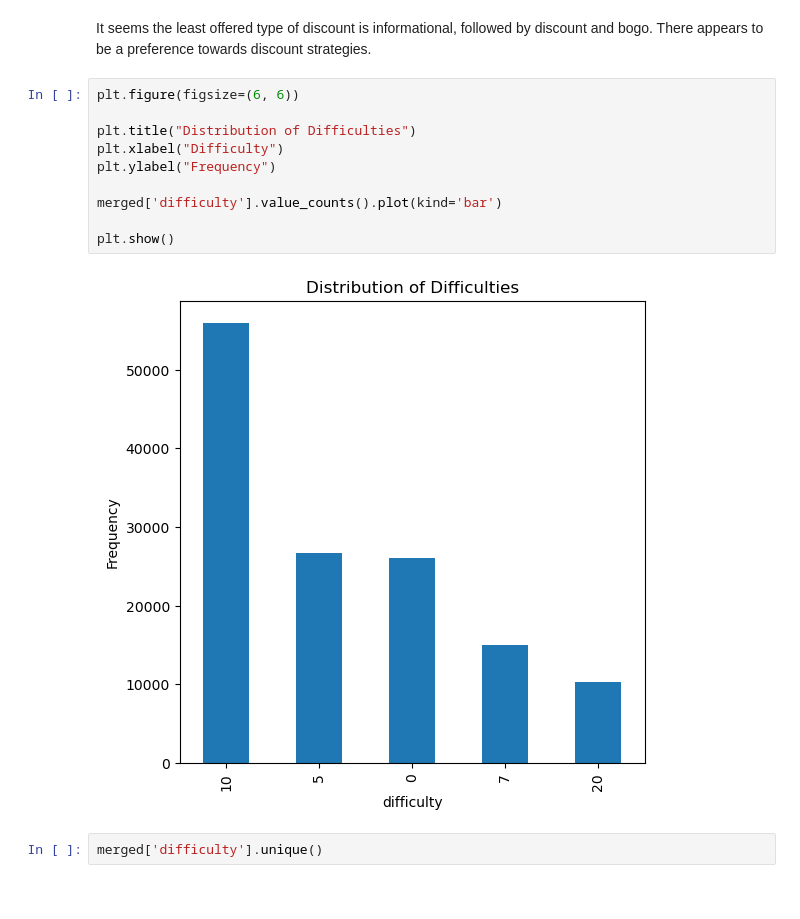
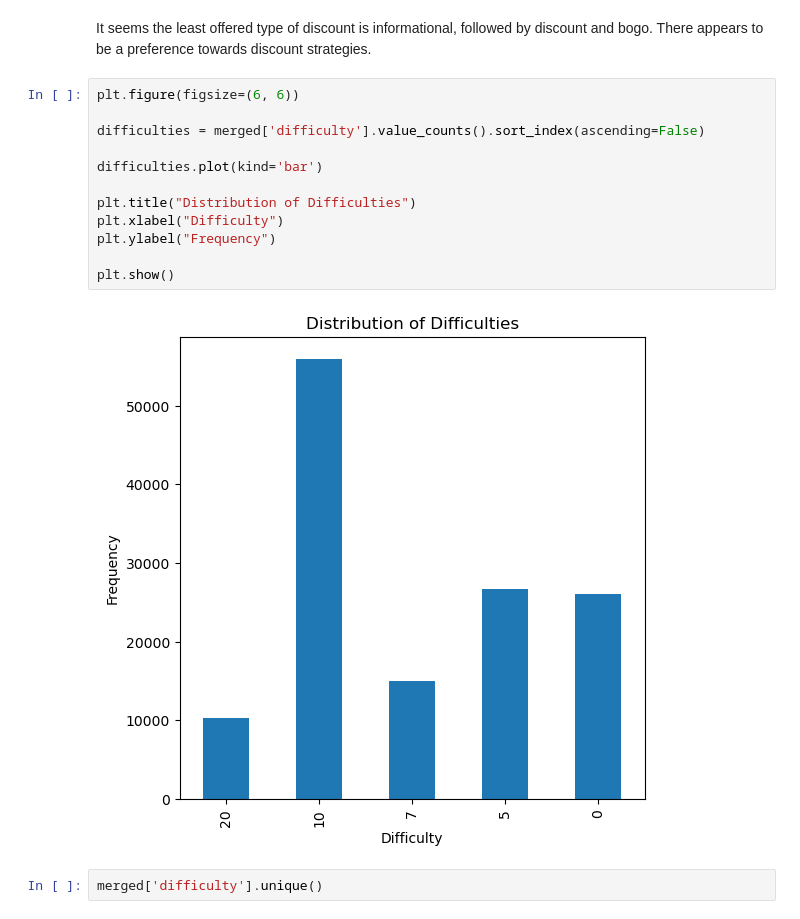
Before and after one commit to tnazikian/Udacity-Data-Scientist-Capstone, a Jupyter notebook: Starbucks_Capstone_notebook.ipynb, the cells around one changed output. Saved outputs shown, nothing was run; the diff lists cells and outputs as text.

```diff
--- a/Starbucks_Capstone_notebook.ipynb
+++ b/Starbucks_Capstone_notebook.ipynb
@@ -243,16 +243,18 @@ plt.show()
 It seems the least offered type of discount is informational, followed by discount and bogo. There appears to be a preference towards discount strategies.
 # %%
 plt.figure(figsize=(6, 6))
+
+difficulties = merged['difficulty'].value_counts().sort_index(ascending=False)
+
+difficulties.plot(kind='bar')
 
 plt.title("Distribution of Difficulties")
 plt.xlabel("Difficulty")
 plt.ylabel("Frequency")
 
-merged['difficulty'].value_counts().plot(kind='bar')
-
 plt.show()
 # %% [output]
-[figure, old version]
+[figure, new version]
 # %%
 merged['difficulty'].unique()
 # %% [output]
```
Also changed, not shown: parts of 4 cells of this notebook.
